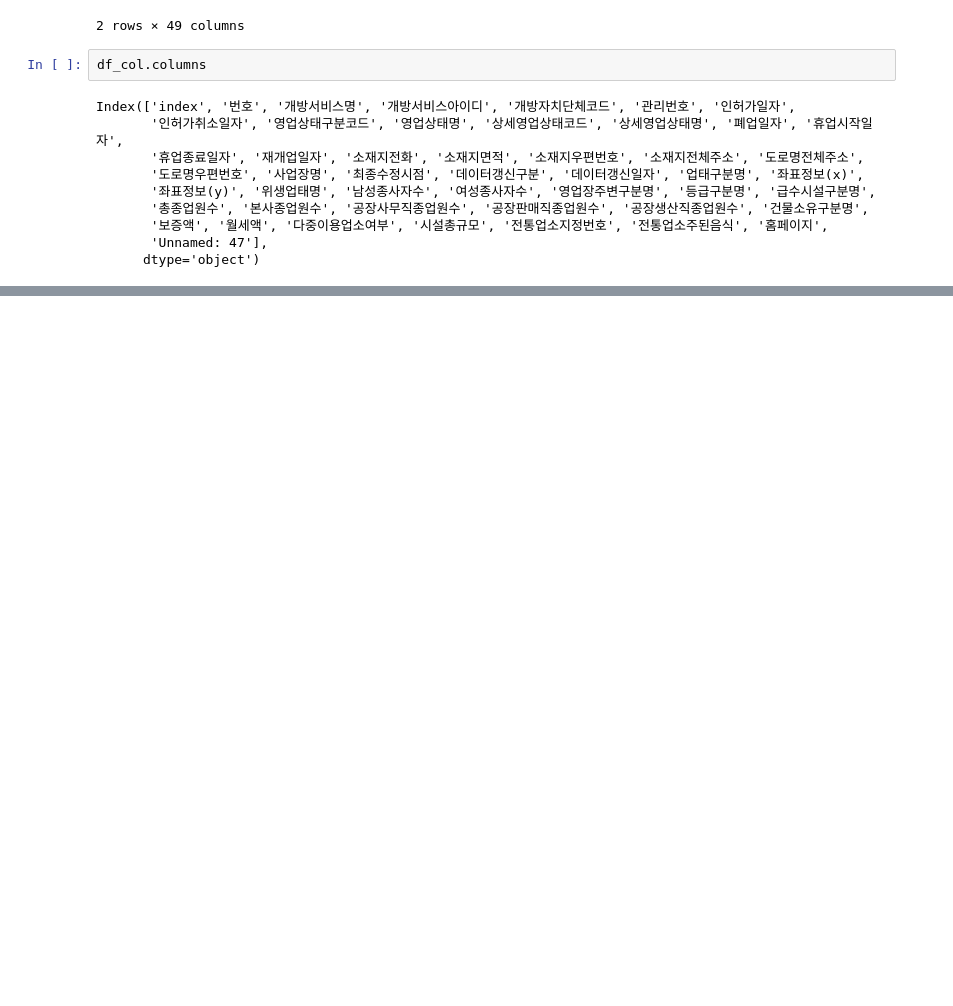
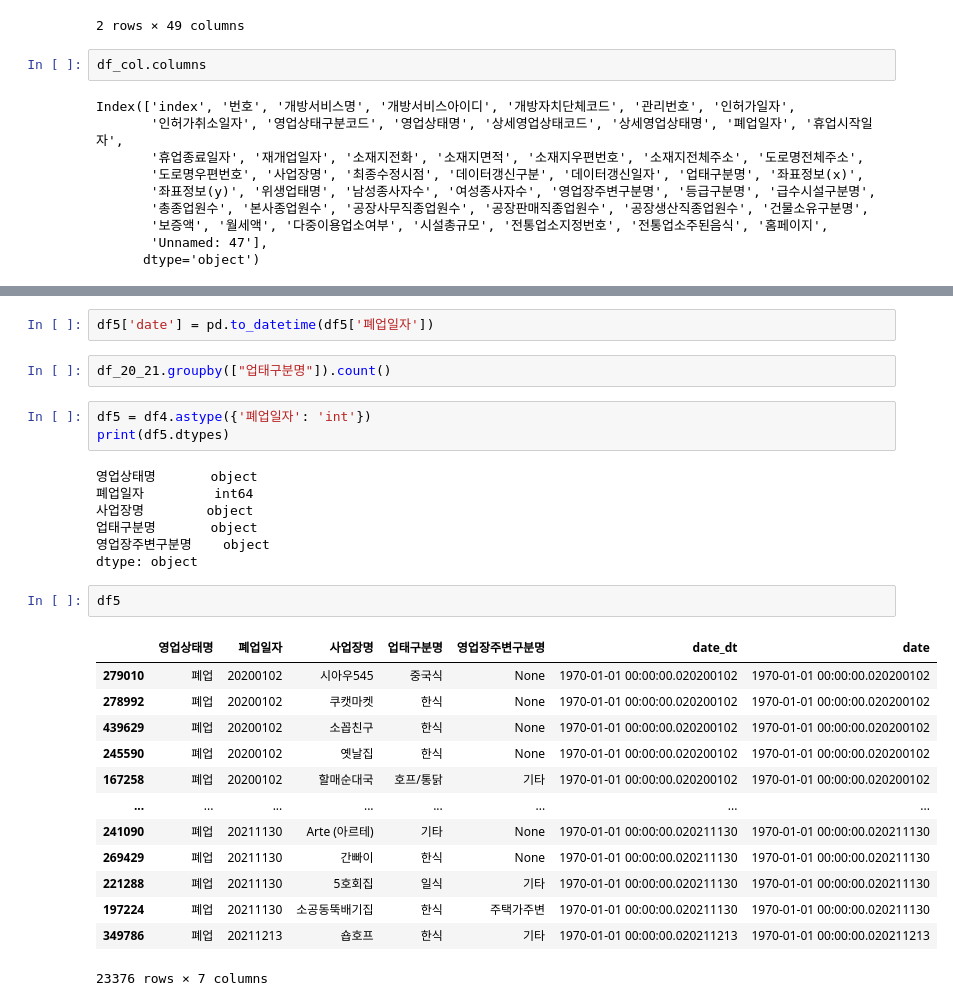
Before and after one commit to choiuikang/restaurant_project., a Jupyter notebook: restaurant_project.ipynb, the cells around one changed output, grey strips where cells are left out. Drawn from its saved outputs; the diff is of its cells as text; blank space fills up the shorter version.

```diff
--- a/restaurant_project.ipynb
+++ b/restaurant_project.ipynb
@@ -80,0 +204,30 @@ df1
+# %%
+df5['date'] = pd.to_datetime(df5['폐업일자'])
+# %%
+df_20_21.groupby(["업태구분명"]).count()
+# %%
+df5 = df4.astype({'폐업일자': 'int'})
+print(df5.dtypes)
+# %% [output]
+영업상태명       object
+폐업일자         int64
+사업장명        object
+업태구분명       object
+영업장주변구분명    object
+dtype: object
+# %%
+df5
+# %% [output]
+|  | 영업상태명 | 폐업일자 | 사업장명 | 업태구분명 | 영업장주변구분명 | date_dt | date |
+| 279010 | 폐업 | 20200102 | 시아우545 | 중국식 | None | 1970-01-01 00:00:00.020200102 | 1970-01-01 00:00:00.020200102 |
+| 278992 | 폐업 | 20200102 | 쿠캣마켓 | 한식 | None | 1970-01-01 00:00:00.020200102 | 1970-01-01 00:00:00.020200102 |
+| 439629 | 폐업 | 20200102 | 소꼽친구 | 한식 | None | 1970-01-01 00:00:00.020200102 | 1970-01-01 00:00:00.020200102 |
+| 245590 | 폐업 | 20200102 | 옛날집 | 한식 | None | 1970-01-01 00:00:00.020200102 | 1970-01-01 00:00:00.020200102 |
+| 167258 | 폐업 | 20200102 | 할매순대국 | 호프/통닭 | 기타 | 1970-01-01 00:00:00.020200102 | 1970-01-01 00:00:00.020200102 |
+| ... | ... | ... | ... | ... | ... | ... | ... |
+| 241090 | 폐업 | 20211130 | Arte (아르테) | 기타 | None | 1970-01-01 00:00:00.020211130 | 1970-01-01 00:00:00.020211130 |
+| 269429 | 폐업 | 20211130 | 간빠이 | 한식 | None | 1970-01-01 00:00:00.020211130 | 1970-01-01 00:00:00.020211130 |
+| 221288 | 폐업 | 20211130 | 5호회집 | 일식 | 기타 | 1970-01-01 00:00:00.020211130 | 1970-01-01 00:00:00.020211130 |
+| 197224 | 폐업 | 20211130 | 소공동뚝배기집 | 한식 | 주택가주변 | 1970-01-01 00:00:00.020211130 | 1970-01-01 00:00:00.020211130 |
+| 349786 | 폐업 | 20211213 | 숍호프 | 한식 | 기타 | 1970-01-01 00:00:00.020211213 | 1970-01-01 00:00:00.020211213 |
+23376 rows × 7 columns
```
Also changed, not shown: parts of 19 cells of this notebook.
